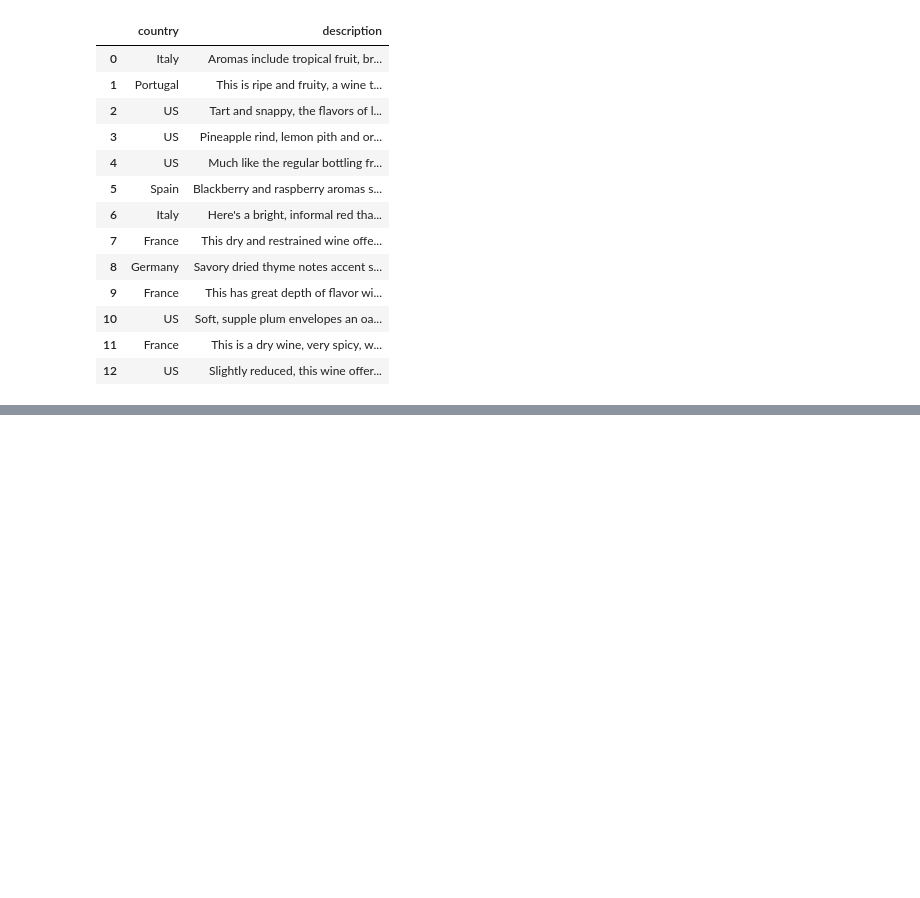
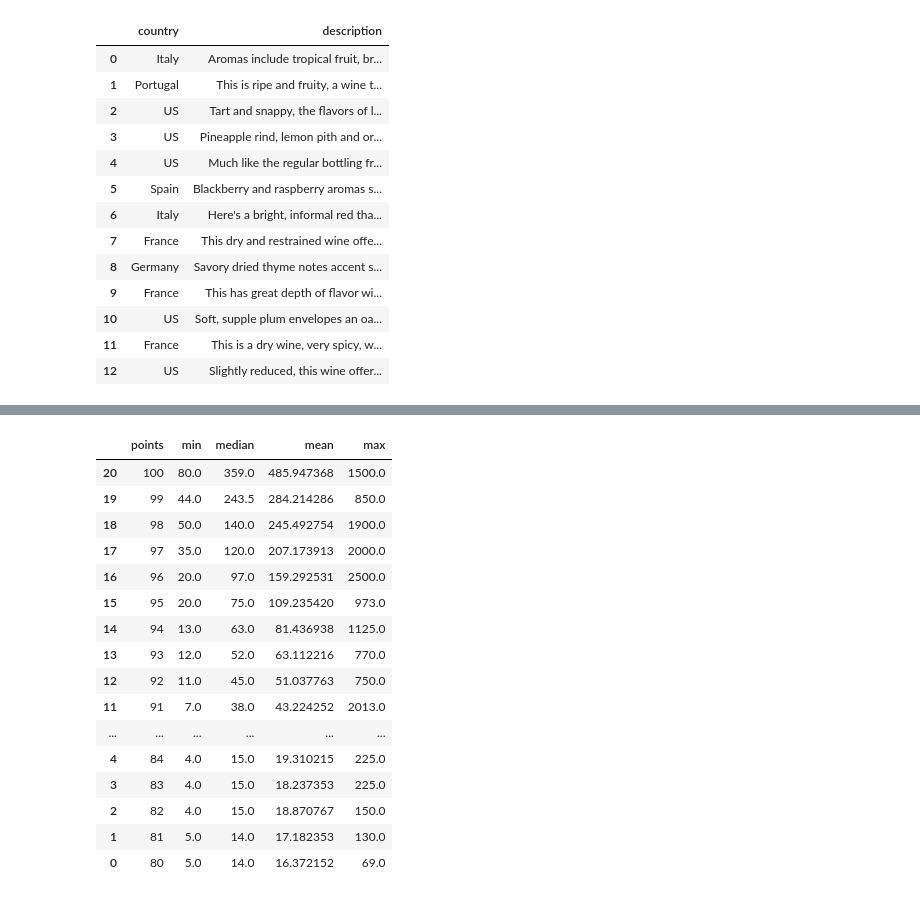
Before and after one commit to jack-cao-623/python_learning, a Jupyter notebook: Pandas.ipynb, the cells around one changed output, grey strips where cells are left out. Drawn from its saved outputs; the diff is of its cells as text; code cells hidden in the pictures; blank space fills up the shorter version.

```diff
--- a/Pandas.ipynb
+++ b/Pandas.ipynb
@@ -162,0 +285,28 @@ wine.loc[:9, :]
+# %%
+# for each point, stats on price
+(
+    wine
+      .groupby('points')
+      ['price']
+      .agg(['min', 'median', 'mean', 'max'])
+      .reset_index()
+      .sort_values(by = 'points', ascending = False)
+)
+# %% [output]
+|  | points | min | median | mean | max |
+| 20 | 100 | 80.0 | 359.0 | 485.947368 | 1500.0 |
+| 19 | 99 | 44.0 | 243.5 | 284.214286 | 850.0 |
+| 18 | 98 | 50.0 | 140.0 | 245.492754 | 1900.0 |
+| 17 | 97 | 35.0 | 120.0 | 207.173913 | 2000.0 |
+| 16 | 96 | 20.0 | 97.0 | 159.292531 | 2500.0 |
+| 15 | 95 | 20.0 | 75.0 | 109.235420 | 973.0 |
+| 14 | 94 | 13.0 | 63.0 | 81.436938 | 1125.0 |
+| 13 | 93 | 12.0 | 52.0 | 63.112216 | 770.0 |
+| 12 | 92 | 11.0 | 45.0 | 51.037763 | 750.0 |
+| 11 | 91 | 7.0 | 38.0 | 43.224252 | 2013.0 |
+| ... | ... | ... | ... | ... | ... |
+| 4 | 84 | 4.0 | 15.0 | 19.310215 | 225.0 |
+| 3 | 83 | 4.0 | 15.0 | 18.237353 | 225.0 |
+| 2 | 82 | 4.0 | 15.0 | 18.870767 | 150.0 |
+| 1 | 81 | 5.0 | 14.0 | 17.182353 | 130.0 |
+| 0 | 80 | 5.0 | 14.0 | 16.372152 | 69.0 |
```
Also changed, not shown: parts of 6 cells of this notebook.
